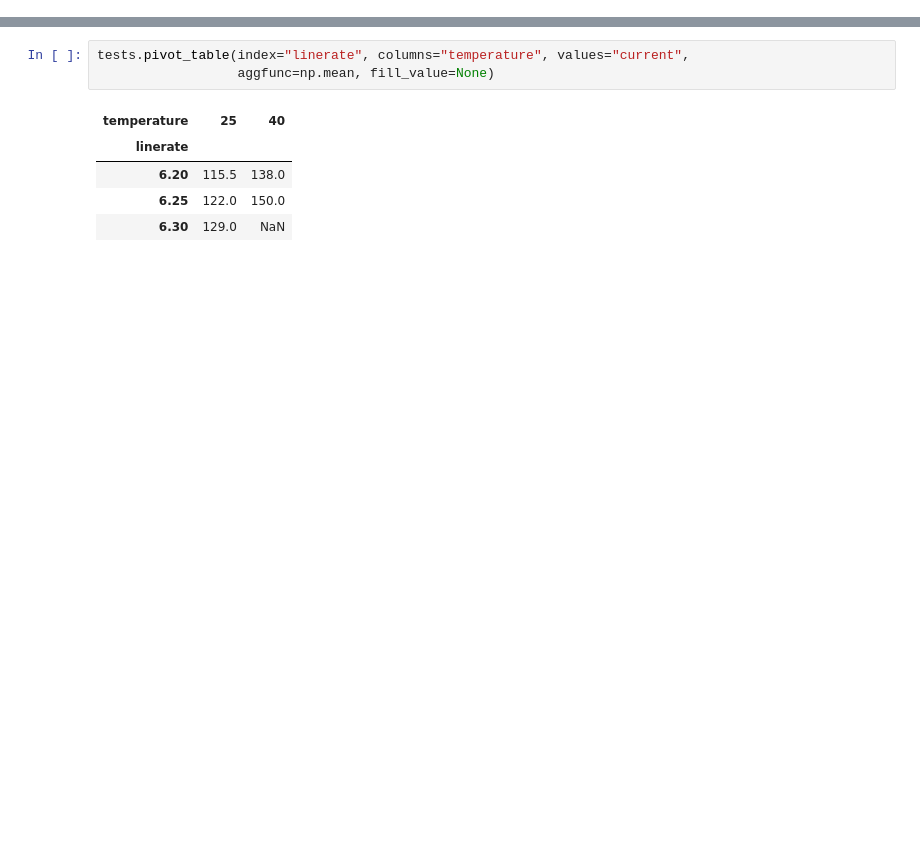
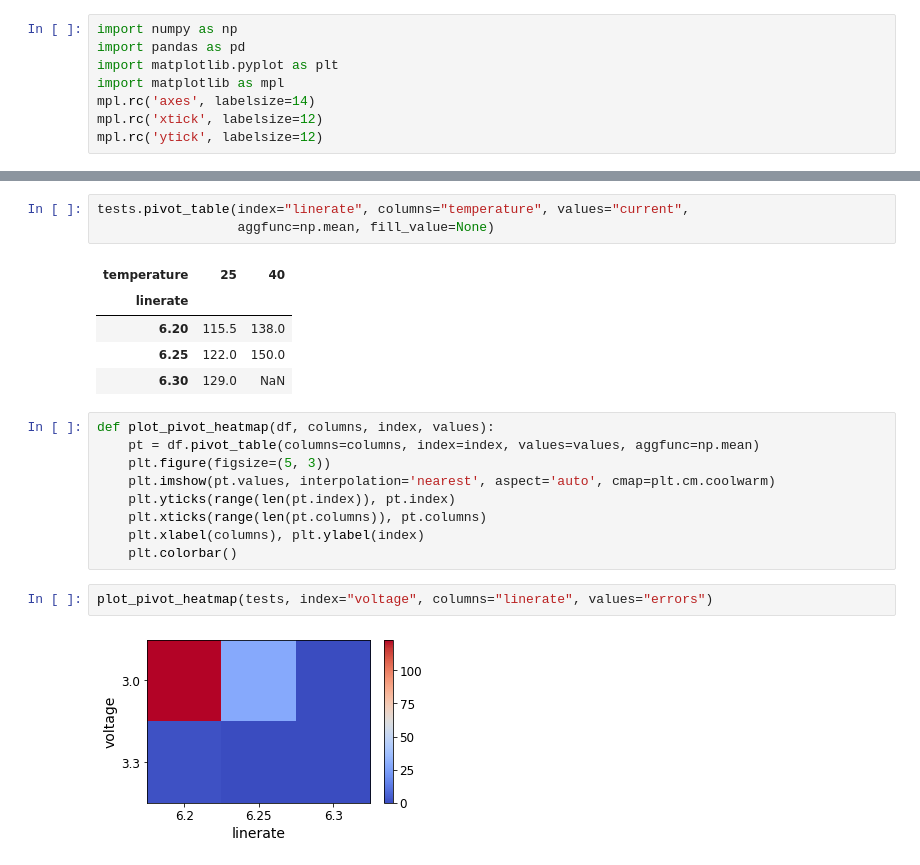
Before and after one commit to munich-ml/MLPy2020, a Jupyter notebook: 17_Pandas.ipynb, the cells around one changed output, grey strips where cells are left out. Drawn from its saved outputs; the diff is of its cells as text; blank space fills up the shorter version.

Commit message:
plot_pivot_heatmap added

```diff
--- a/17_Pandas.ipynb
+++ b/17_Pandas.ipynb
@@ -14,3 +11,11 @@ import pandas as pd
+# %%
+import numpy as np
+import pandas as pd
+import matplotlib.pyplot as plt
+import matplotlib as mpl
+mpl.rc('axes', labelsize=14)
+mpl.rc('xtick', labelsize=12)
+mpl.rc('ytick', labelsize=12)
 # %% [markdown]
 # `DataFrame` creation
 # %% [markdown]
@@ -272,3 +270,16 @@ tests.pivot_table(index="linerate", columns="temperature", values="current",
 | 6.20 | 115.5 | 138.0 |
 | 6.25 | 122.0 | 150.0 |
 | 6.30 | 129.0 | NaN |
+# %%
+def plot_pivot_heatmap(df, columns, index, values):
+    pt = df.pivot_table(columns=columns, index=index, values=values, aggfunc=np.mean)
+    plt.figure(figsize=(5, 3))
+    plt.imshow(pt.values, interpolation='nearest', aspect='auto', cmap=plt.cm.coolwarm)
+    plt.yticks(range(len(pt.index)), pt.index)
+    plt.xticks(range(len(pt.columns)), pt.columns)
+    plt.xlabel(columns), plt.ylabel(index)
+    plt.colorbar()
+# %%
+plot_pivot_heatmap(tests, index="voltage", columns="linerate", values="errors")
+# %% [output]
+[figure, added]
```
Also changed, not shown: parts of 2 cells of this notebook.
